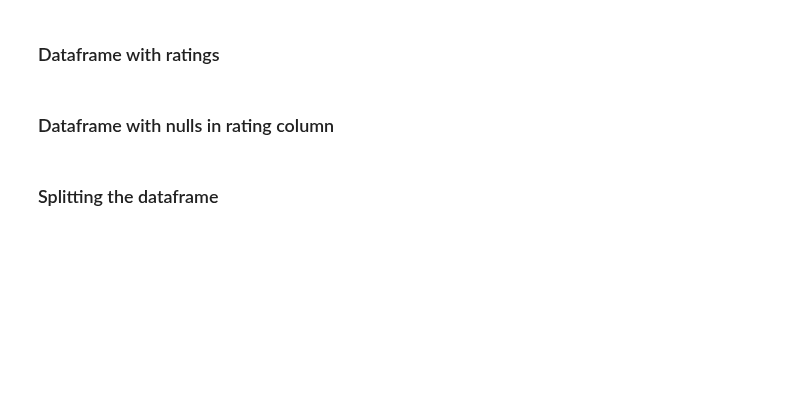
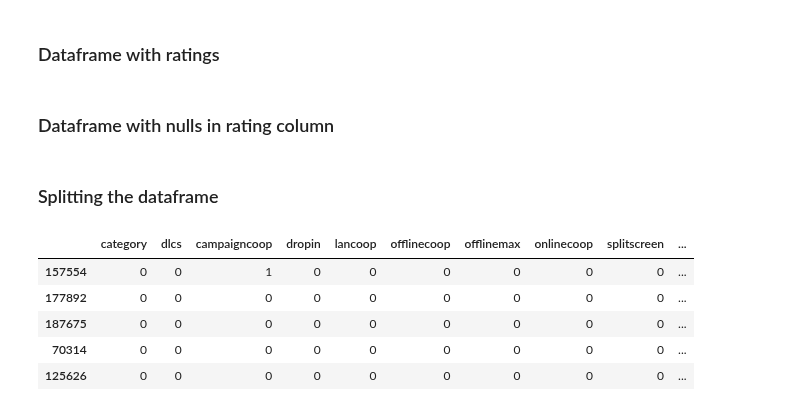
Before and after one commit to MrEnigmamgine/Videogame-Capstone_fork, a Jupyter notebook: Lindy_workbook.ipynb, the cells around one changed output. Saved outputs shown, nothing was run; the diff lists cells and outputs as text; code cells hidden in the pictures; blank space fills up the shorter version.

```diff
--- a/Lindy_workbook.ipynb
+++ b/Lindy_workbook.ipynb
@@ -623,3 +698,15 @@ def split(game_ratings, stratify_by='rating_bin'):
     y_test = test[['rating_bin']]
 
     return train, X_train, X_validate, X_test, y_train, y_validate, y_test
+# %%
+pd.options.display.max_columns = None
+pd.options.display.max_rows = None
+# %%
+train.head()
+# %% [output]
+|  | category | dlcs | campaigncoop | dropin | lancoop | offlinecoop | offlinemax | onlinecoop | splitscreen | ... |
+| 157554 | 0 | 0 | 1 | 0 | 0 | 0 | 0 | 0 | 0 | ... |
+| 177892 | 0 | 0 | 0 | 0 | 0 | 0 | 0 | 0 | 0 | ... |
+| 187675 | 0 | 0 | 0 | 0 | 0 | 0 | 0 | 0 | 0 | ... |
+| 70314 | 0 | 0 | 0 | 0 | 0 | 0 | 0 | 0 | 0 | ... |
+| 125626 | 0 | 0 | 0 | 0 | 0 | 0 | 0 | 0 | 0 | ... |
```
Also changed, not shown: parts of 37 cells of this notebook.
